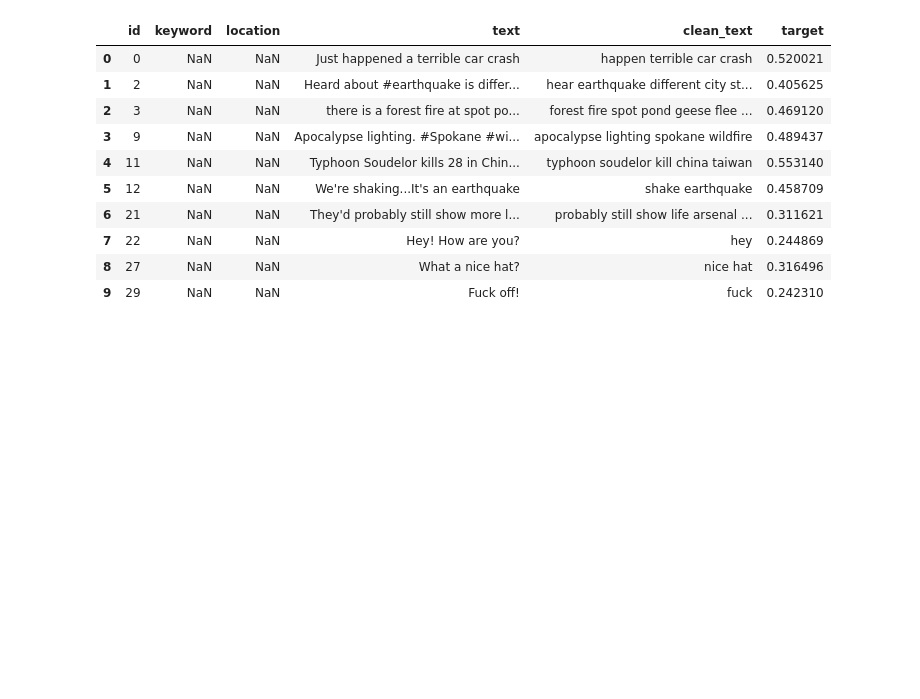
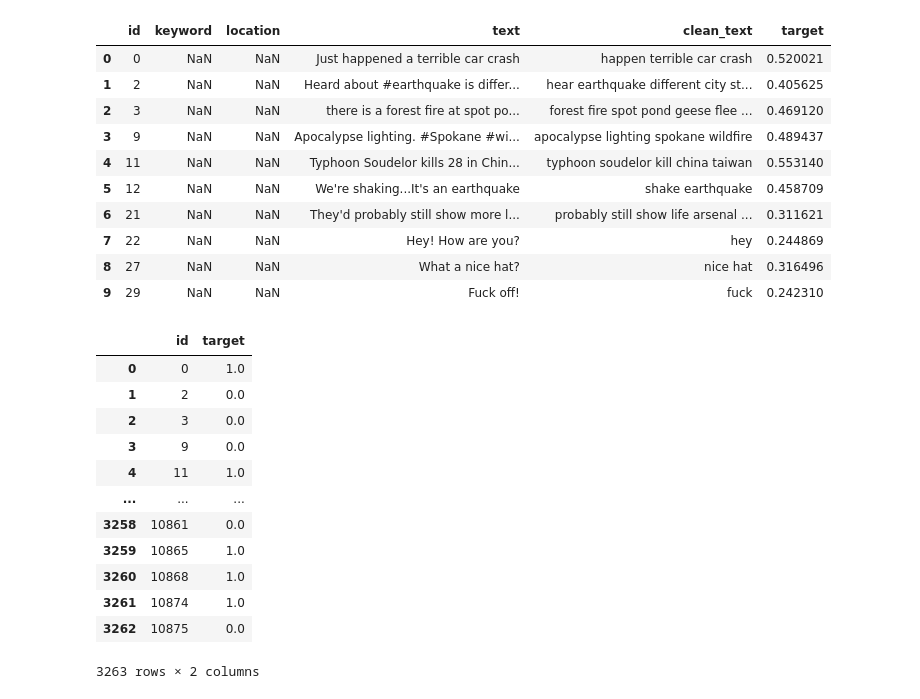
Before and after one commit to RiedelNicolas/TP2-Organizacion-de-Datos, a Jupyter notebook: modelo_9_lemm.ipynb, the cells around one changed output. Drawn from its saved outputs; the diff is of its cells as text; code cells hidden in the pictures; blank space fills up the shorter version.

```diff
--- a/modelo_9_lemm.ipynb
+++ b/modelo_9_lemm.ipynb
@@ -404,3 +404,26 @@ final = test.to_csv('csv/submission_bert.csv')
 df = pd.DataFrame(eclf2.predict(bert_test),columns=["bert_score"])
 df.head()
 final = df.to_csv('csv/solo_embedding_bert_test.csv')
+# %%
+redondeado = pd.DataFrame()
+
+redondeado['id'] = test['id']
+
+redondeado['target'] = round ( df['bert_score'] )
+redondeado.to_csv('csv/solo_embedding_bert__submission.csv')
+# %%
+redondeado
+# %% [output]
+|  | id | target |
+| 0 | 0 | 1.0 |
+| 1 | 2 | 0.0 |
+| 2 | 3 | 0.0 |
+| 3 | 9 | 0.0 |
+| 4 | 11 | 1.0 |
+| ... | ... | ... |
+| 3258 | 10861 | 0.0 |
+| 3259 | 10865 | 1.0 |
+| 3260 | 10868 | 1.0 |
+| 3261 | 10874 | 1.0 |
+| 3262 | 10875 | 0.0 |
+3263 rows × 2 columns
```
